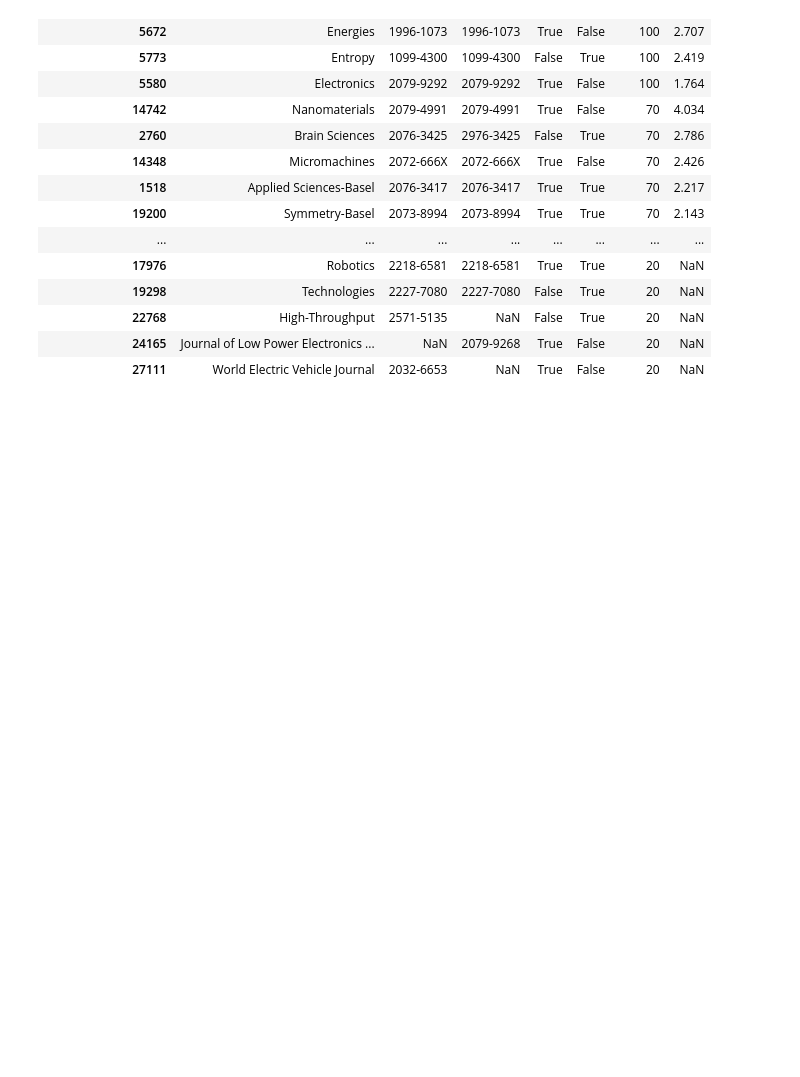
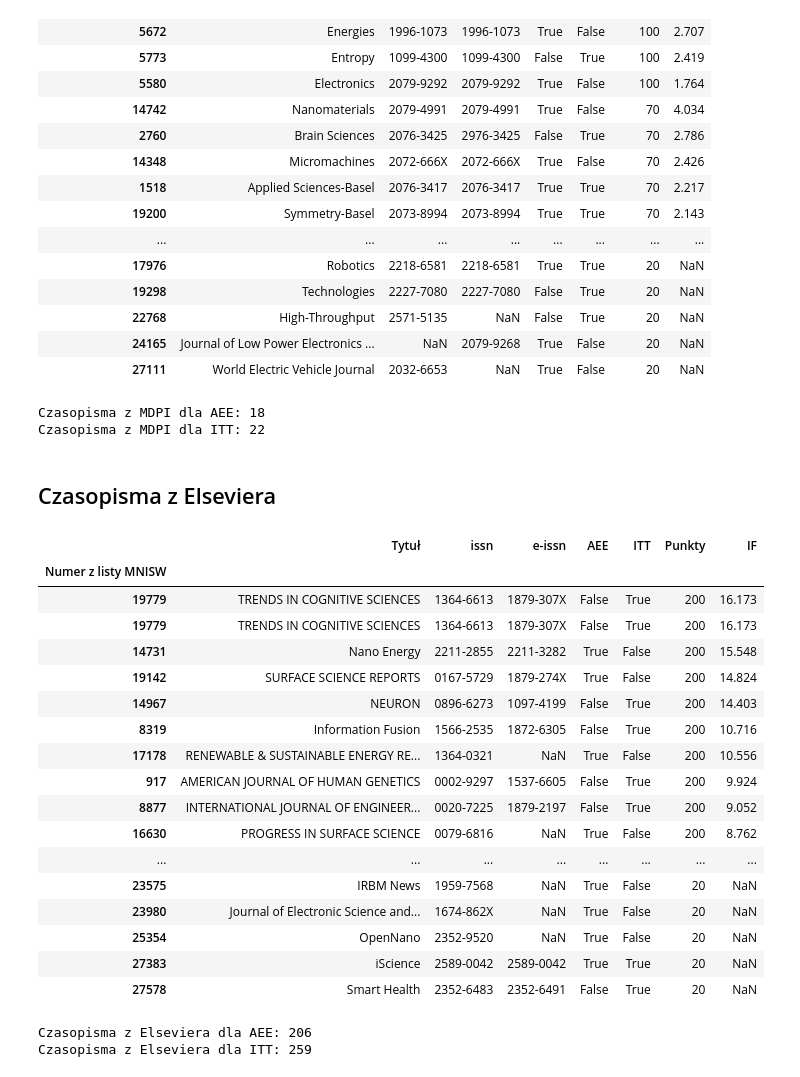
Before and after one commit to KAIR-ISZ/public_documents, a Jupyter notebook: Punktacja czasopism/Documents/Raport.ipynb, the cells around one changed output. Cells and saved outputs as stored; diff of their text form; code cells hidden in the pictures; blank space fills up the shorter version.

Commit message:
[Punktacja] Uzupełnienie o dane z Elseviera
Dodatkowo drobne poprawki do skryptów, aktualizacja pliku readme, aktualizacja raportu o dodatkowe dane statystyczne

```diff
--- a/Punktacja czasopism/Documents/Raport.ipynb
+++ b/Punktacja czasopism/Documents/Raport.ipynb
@@ -157,3 +165,43 @@ dane[MDPI_filter].sort_values(['Punkty','IF'],ascending=False)
 | 22768 | High-Throughput | 2571-5135 | NaN | False | True | 20 | NaN |
 | 24165 | Journal of Low Power Electronics ... | NaN | 2079-9268 | True | False | 20 | NaN |
 | 27111 | World Electric Vehicle Journal | 2032-6653 | NaN | True | False | 20 | NaN |
+# %%
+print('Czasopisma z MDPI dla AEE: '+str(sum(MDPI_table.AEE)))
+print('Czasopisma z MDPI dla ITT: '+str(sum(MDPI_table.ITT)))
+# %% [output]
+Czasopisma z MDPI dla AEE: 18
+Czasopisma z MDPI dla ITT: 22
+# %% [markdown]
+## Czasopisma z Elseviera
+# %%
+elsevier=pd.read_csv('../Analysis Data/elsevier_journals.csv')
+elsevier_filter=((dane.issn.isin(elsevier.ISSN)) | (dane['e-issn'].isin(elsevier.ISSN)))
+# %%
+pd.set_option('display.max_rows', 500)
+elsevier_table=dane[elsevier_filter].sort_values(['Punkty','IF'],ascending=False)
+elsevier_table
+# %% [output]
+|  | Tytuł | issn | e-issn | AEE | ITT | Punkty | IF |
+| Numer z listy MNISW |  |  |  |  |  |  |  |
+| 19779 | TRENDS IN COGNITIVE SCIENCES | 1364-6613 | 1879-307X | False | True | 200 | 16.173 |
+| 19779 | TRENDS IN COGNITIVE SCIENCES | 1364-6613 | 1879-307X | False | True | 200 | 16.173 |
+| 14731 | Nano Energy | 2211-2855 | 2211-3282 | True | False | 200 | 15.548 |
+| 19142 | SURFACE SCIENCE REPORTS | 0167-5729 | 1879-274X | True | False | 200 | 14.824 |
+| 14967 | NEURON | 0896-6273 | 1097-4199 | False | True | 200 | 14.403 |
+| 8319 | Information Fusion | 1566-2535 | 1872-6305 | False | True | 200 | 10.716 |
+| 17178 | RENEWABLE & SUSTAINABLE ENERGY RE... | 1364-0321 | NaN | True | False | 200 | 10.556 |
+| 917 | AMERICAN JOURNAL OF HUMAN GENETICS | 0002-9297 | 1537-6605 | False | True | 200 | 9.924 |
+| 8877 | INTERNATIONAL JOURNAL OF ENGINEER... | 0020-7225 | 1879-2197 | False | True | 200 | 9.052 |
+| 16630 | PROGRESS IN SURFACE SCIENCE | 0079-6816 | NaN | True | False | 200 | 8.762 |
+| ... | ... | ... | ... | ... | ... | ... | ... |
+| 23575 | IRBM News | 1959-7568 | NaN | True | False | 20 | NaN |
+| 23980 | Journal of Electronic Science and... | 1674-862X | NaN | True | False | 20 | NaN |
+| 25354 | OpenNano | 2352-9520 | NaN | True | False | 20 | NaN |
+| 27383 | iScience | 2589-0042 | 2589-0042 | True | True | 20 | NaN |
+| 27578 | Smart Health | 2352-6483 | 2352-6491 | False | True | 20 | NaN |
+# %%
+print('Czasopisma z Elseviera dla AEE: '+str(sum(elsevier_table.AEE)))
+print('Czasopisma z Elseviera dla ITT: '+str(sum(elsevier_table.ITT)))
+# %% [output]
+Czasopisma z Elseviera dla AEE: 206
+Czasopisma z Elseviera dla ITT: 259
```
Also changed, not shown: parts of 4 cells of this notebook, 7 other files.
